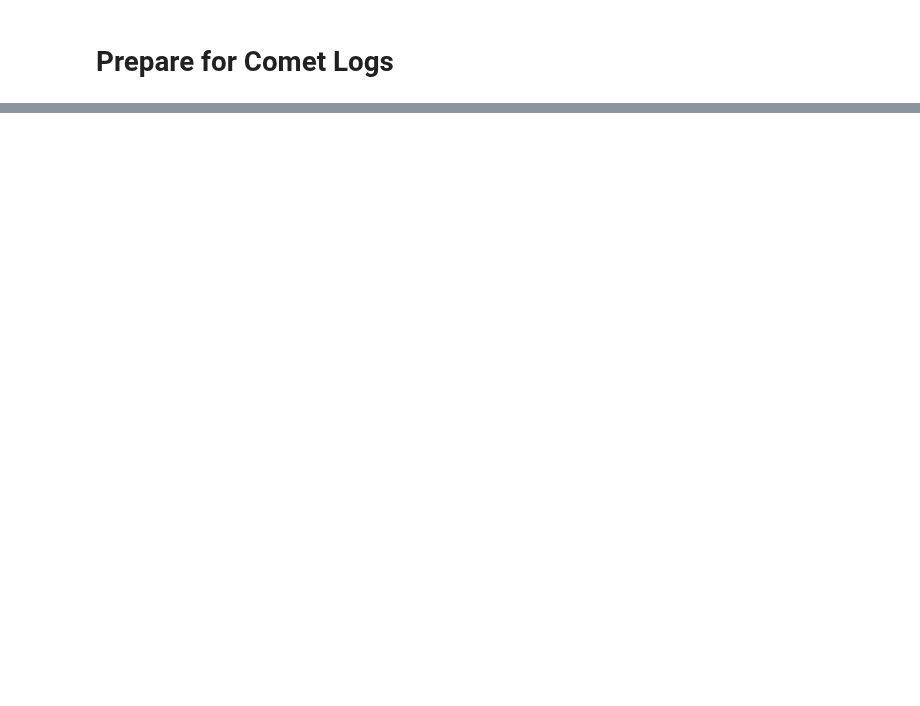
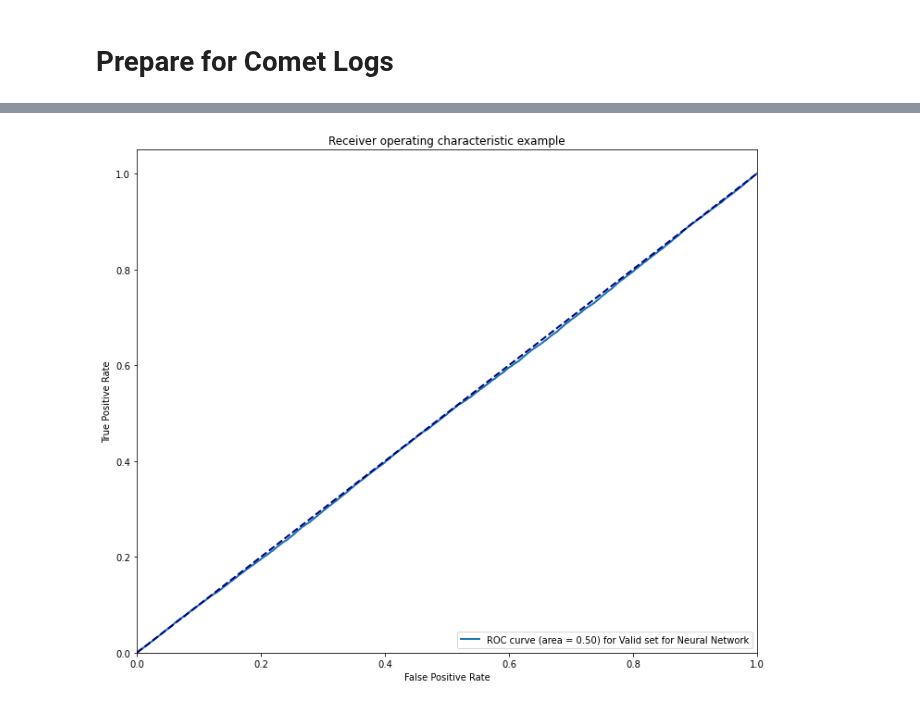
Before and after one commit to M0rph3e/ift6758-project-main, a Jupyter notebook: notebooks/try_your_best_shot_keras.ipynb, the cells around one changed output, grey strips where cells are left out. Saved outputs shown, nothing was run; the diff lists cells and outputs as text; code cells hidden in the pictures; blank space fills up the shorter version.

```diff
--- a/notebooks/try_your_best_shot_keras.ipynb
+++ b/notebooks/try_your_best_shot_keras.ipynb
@@ -456,0 +596,3 @@ model.metrics_names
+# %%
+weighted_model = build_model()
+weighted_model.load_weights(initial_weights)
@@ -509,0 +739,4 @@ comet_exp.log_parameters(params)
+# %%
+plot_metrics.plot_roc([val_y_true],[y_proba_val],["Valid set for Neural Network"])
+# %% [output]
+[figure, added]
```
Also changed, not shown: parts of 94 cells of this notebook.
